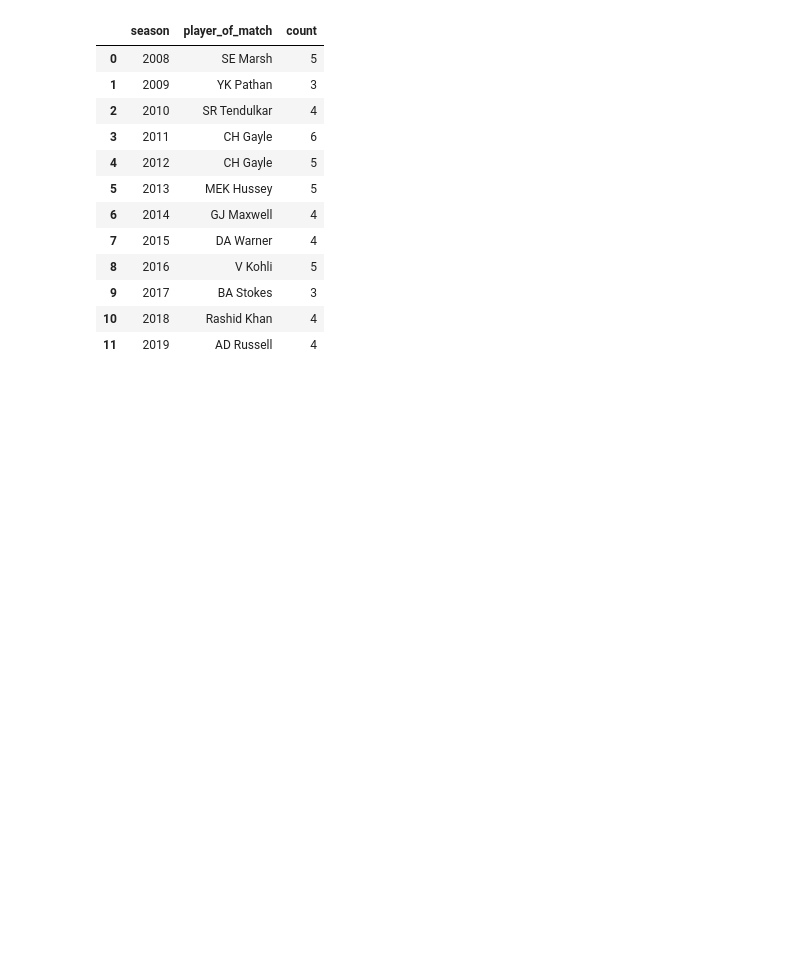
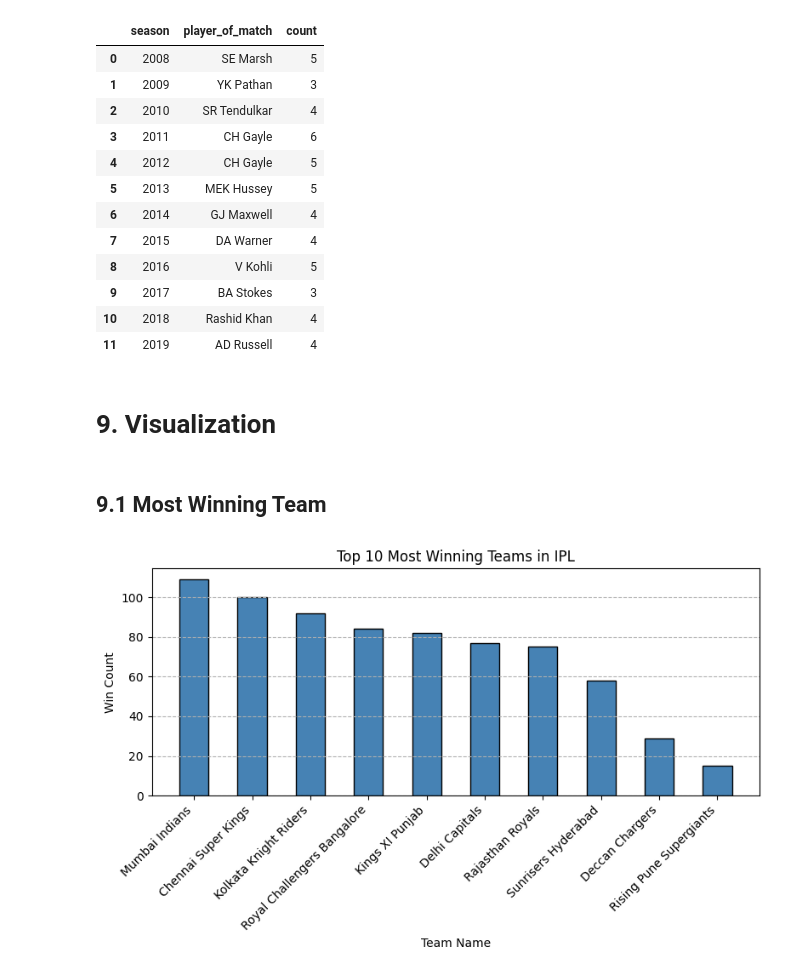
Before and after one commit to vidushan-ds/academic-data-wrangler, a Jupyter notebook: cricket-performance-analytics/cricket_analyz.ipynb, the cells around one changed output. Saved outputs shown, nothing was run; the diff lists cells and outputs as text; code cells hidden in the pictures; blank space fills up the shorter version.

```diff
--- a/cricket-performance-analytics/cricket_analyz.ipynb
+++ b/cricket-performance-analytics/cricket_analyz.ipynb
@@ -547,3 +545,30 @@ top_player_per_season
 | 9 | 2017 | BA Stokes | 3 |
 | 10 | 2018 | Rashid Khan | 4 |
 | 11 | 2019 | AD Russell | 4 |
+# %% [markdown]
+# 9. Visualization
+# %% [markdown]
+## 9.1 Most Winning Team
+# %%
+most_winning_teams.columns = ['Team', 'Win Count']
+
+plt.figure(figsize=(8, 5))
+
+plt.bar(most_winning_teams['Team'],
+        most_winning_teams['Win Count'],
+        color='steelblue',
+        edgecolor='black',
+        width=0.5)
+
+plt.title('Top 10 Most Winning Teams in IPL')
+plt.xlabel('Team Name')
+plt.ylabel('Win Count')
+plt.xticks(rotation=45, ha='right')
+
+plt.tight_layout()
+plt.grid(axis='y',
+         linestyle='--')
+
+plt.show()
+# %% [output]
+[figure, added]
```
Also changed, not shown: parts of 1 cell of this notebook.
